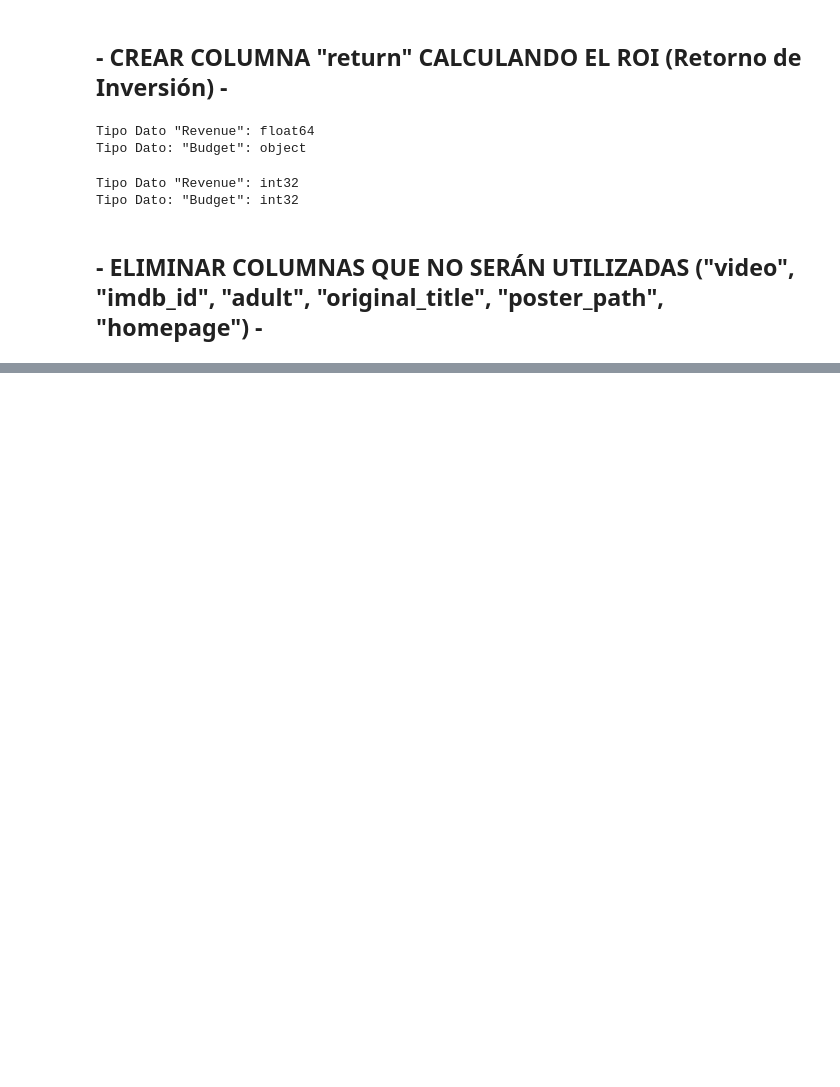
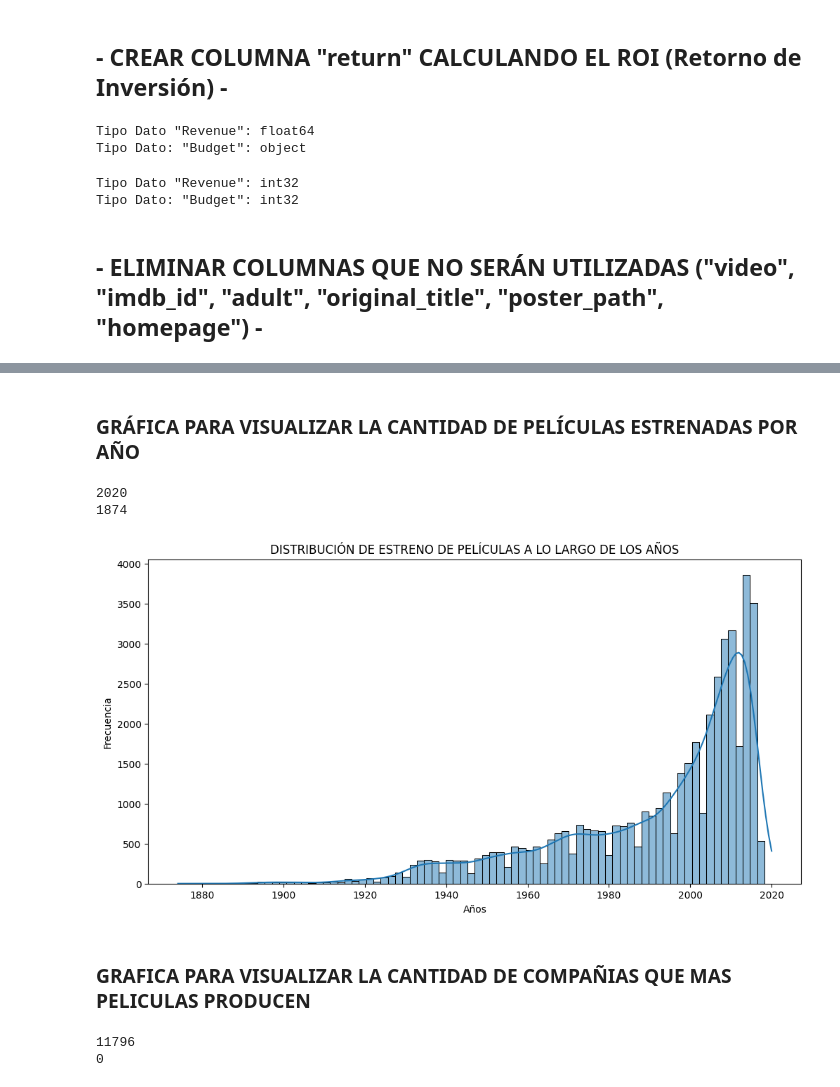
Before and after one commit to Facu6/Proyecto_Individual_1_SoyHenry, a Jupyter notebook: Transformaciones_MOVIES.ipynb, the cells around one changed output, grey strips where cells are left out. Saved outputs shown, nothing was run; the diff lists cells and outputs as text; code cells hidden in the pictures; blank space fills up the shorter version.

Commit message:
Se modifican los archivos, ya que se trabajo el modelo de Machine Learning

```diff
--- a/Transformaciones_MOVIES.ipynb
+++ b/Transformaciones_MOVIES.ipynb
@@ -340,0 +343,3 @@ movies.to_csv('Movies_Transformaciones.csv', index = False)
+# %%
+# Se trabajo sobre el mismo dataframe pero con nombre cambiado, haciendo incapie que corresponde al EDA
+movies_eda = pd.read_csv('Movies_Transformaciones.csv')
@@ -340,0 +352,6 @@ movies.to_csv('Movies_Transformaciones.csv', index = False)
+# %%
+# Convierte una cadena de texto que representa una lista en una lista real de Python.
+movies_eda['name_production_companies'] = movies_eda['name_production_companies'].apply(ast.literal_eval)
+
+# Convierte las listas en cadenas de texto. En caso de no ser lista, se deja sin cambios
+movies_eda['name_production_companies'] = movies_eda['name_production_companies'].apply(lambda x: ', '.join(x) if isinstance(x, list) else x)
@@ -340,0 +379,5 @@ movies.to_csv('Movies_Transformaciones.csv', index = False)
+# %%
+# Al observar que las columas "id_belongs" y "name_belongs" posee una gran cantidad de valores nulos (casi la totalidad de datos) se procede a la eliminación de ambas así como del resto de columnas que no se utilizarán
+movies_eda.drop(columns = ['id_belongs', 'name_belongs', 'overview', 'status', 'tagline',
+                           'poster_path_belongs', 'backdrop_path_belongs',
+                           'budget', 'release_date', 'revenue', 'name_prod_countries', 'name_spoken', 'return (porcent)'], inplace = True)
@@ -340,0 +403,5 @@ movies.to_csv('Movies_Transformaciones.csv', index = False)
+# %% [markdown]
+### GRÁFICA PARA VISUALIZAR LA CANTIDAD DE PELÍCULAS ESTRENADAS POR AÑO
+# %%
+# Se eliminan las filas donde "title" es NaN
+movies_eda.dropna(subset = ['title'], inplace = True)
@@ -340,0 +412,31 @@ movies.to_csv('Movies_Transformaciones.csv', index = False)
+# %%
+# Se observa el máximo y mínimo valor de la columna "release_year"
+print(movies_eda['release_year'].max())
+print(movies_eda['release_year'].min())
+# %% [output]
+2020
+1874
+# %%
+# Se realiza un histograma para visualizar los año en los que más películas se estrenaron
+plt.figure(figsize= (12,6))
+sns.histplot(movies_eda['release_year'], kde = True)
+plt.title('DISTRIBUCIÓN DE ESTRENO DE PELÍCULAS A LO LARGO DE LOS AÑOS')
+plt.xlabel('Años')
+plt.ylabel('Frecuencia')
+plt.show()
+# %% [output]
+[figure, added]
+# %% [markdown]
+### GRAFICA PARA VISUALIZAR LA CANTIDAD DE COMPAÑIAS QUE MAS PELICULAS PRODUCEN
+# %%
+# Cantidad de valores en blanco en columna "name_production_companies"
+print((movies_eda['name_production_companies'] == '').sum())
+
+# Se reemplazan los valores en blanco
+movies_eda['name_production_companies'].replace('', 'Desconocido', inplace = True)
+
+# Se vuelve a contar la cantidad de valores en blanco
+print((movies_eda['name_production_companies'] == '').sum())
+# %% [output]
+11796
+0
```
Also changed, not shown: parts of 39 cells of this notebook, 10 other files.
